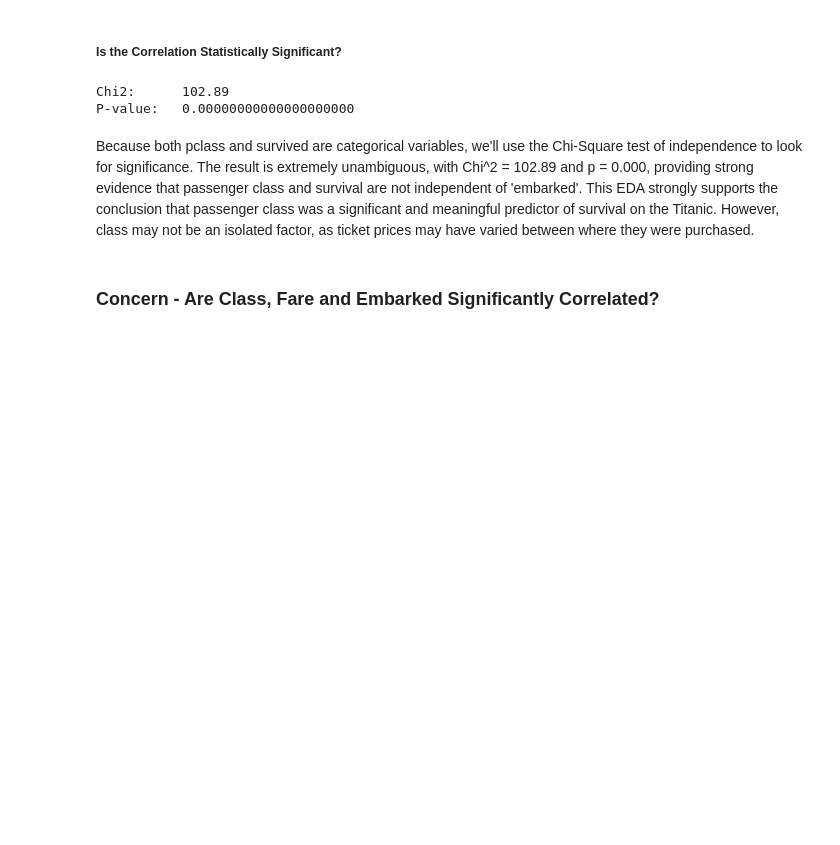
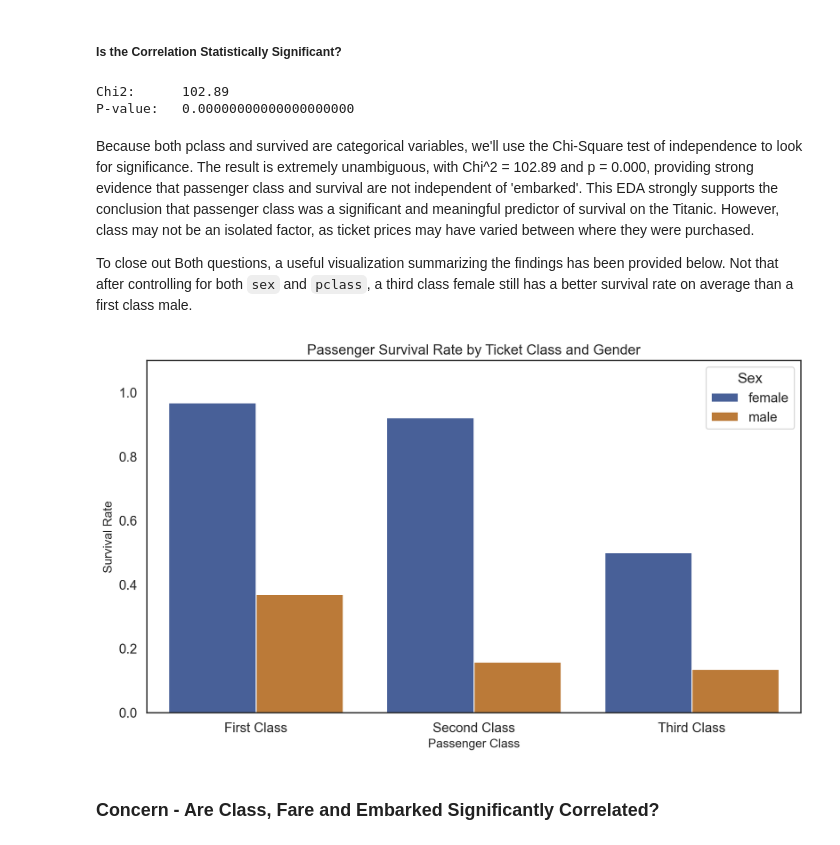
Before and after one commit to Exec-GenEsis/Titanic-Analysis-ML, a Jupyter notebook: titanic_analysis_ml.ipynb, the cells around one changed output. Saved outputs shown, nothing was run; the diff lists cells and outputs as text; code cells hidden in the pictures; blank space fills up the shorter version.

````diff
--- a/titanic_analysis_ml.ipynb
+++ b/titanic_analysis_ml.ipynb
@@ -700,6 +700,43 @@ Chi2:      102.89
 P-value:   0.00000000000000000000
 # %% [markdown]
 Because both pclass and survived are categorical variables, we'll use the Chi-Square test of independence to look for significance. The result is extremely unambiguous, with Chi^2 = 102.89 and p = 0.000, providing strong evidence that passenger class and survival are not independent of 'embarked'. This EDA strongly supports the conclusion that passenger class was a significant and meaningful predictor of survival on the Titanic. However, class may not be an isolated factor, as ticket prices may have varied between where they were purchased.
+
+To close out Both questions, a useful visualization summarizing the findings has been provided below. Not that after controlling for both ```sex``` and ```pclass```, a third class female still has a better survival rate on average than a first class male.
+# %%
+# Retrieve summary statistics & create new DataFrame for graph
+survival_rates = titanic.groupby(['pclass', 'sex'])['survived'].mean().reset_index()
+
+# Map data to more useful graphing values
+survival_rates['pclass'] = survival_rates['pclass'].map(
+{
+    1: 'First Class',
+    2: 'Second Class',
+    3: 'Third Class'
+}
+)
+
+# Initialize plot
+plt.figure(figsize=(10, 6))
+ax = sns.barplot(
+    data=survival_rates,
+    x='pclass',
+    y='survived',
+    hue='sex',
+    order=['First Class', 'Second Class', 'Third Class'],
+    palette=['#3B5BA5', '#D17A22']
+)
+
+plt.title('Passenger Survival Rate by Ticket Class and Gender',fontsize=14)
+plt.xlabel('Passenger Class', fontsize=12)
+plt.ylabel('Survival Rate', fontsize=12)
+plt.ylim(0, 1.1)
+plt.legend(title='Sex')
+
+# Display graph
+plt.tight_layout()
+plt.show()
+# %% [output]
+[figure, added]
 # %% [markdown]
 ### Concern - Are Class, Fare and Embarked Significantly Correlated?
 # %% [markdown]
````
Also changed, not shown: parts of 5 cells of this notebook, 1 other file.
